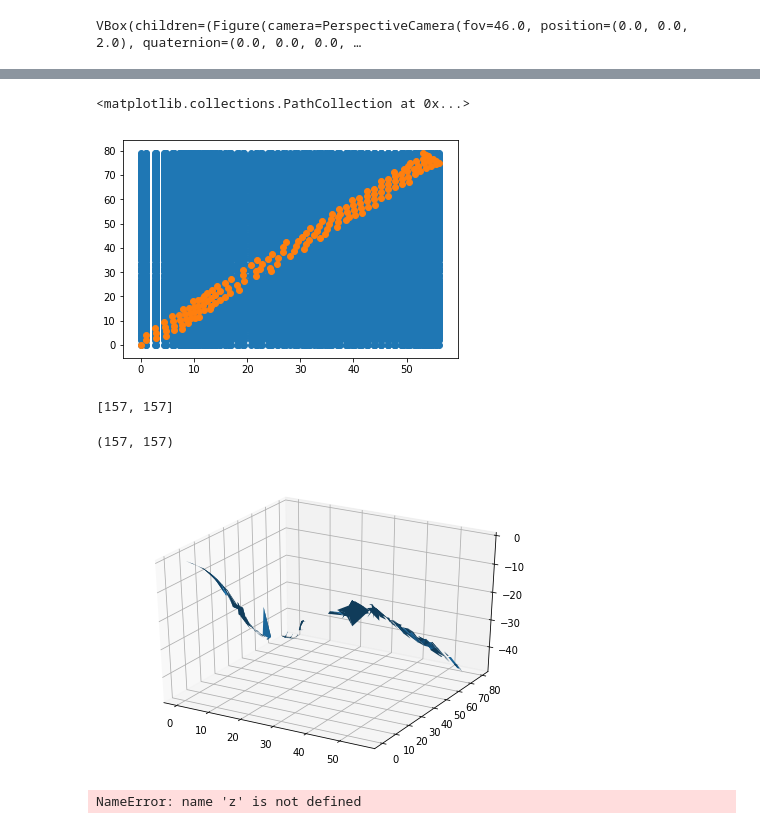
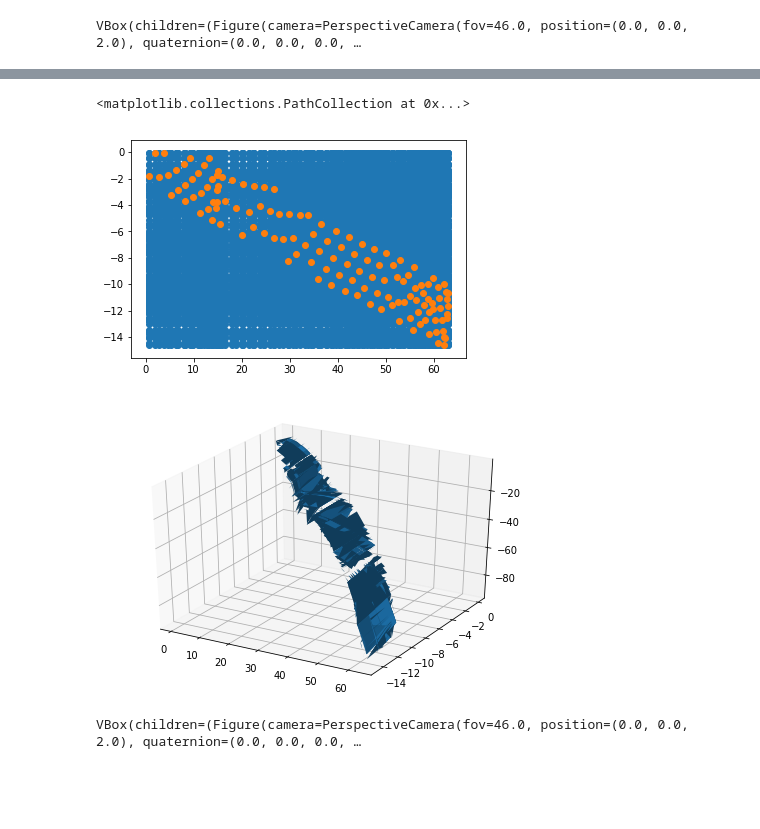
Before and after one commit to pyaf/Dense-3D-Face-Correspondence, a Jupyter notebook: hemanth.ipynb, the cells around one changed output, grey strips where cells are left out. Saved outputs shown, nothing was run; the diff lists cells and outputs as text; code cells hidden in the pictures; blank space fills up the shorter version.

```diff
--- a/hemanth.ipynb
+++ b/hemanth.ipynb
@@ -35,10 +36,10 @@ def read_wrl(file_path):
     points = np.array(holder)
     return points
 # %%
-file_path1 = "F0001-20190405T094125Z-001/F0001/F0001_AN01WH_F3D.wrl"
+file_path1 = "F0001/F0001_AN01WH_F3D.wrl"
 points1 = read_wrl(file_path1)
 
-file_path2 = "F0001-20190405T094125Z-001/F0001/F0001_DI03WH_F3D.wrl"
+file_path2 = "F0001/F0001_DI03WH_F3D.wrl"
 points2 = read_wrl(file_path2)
 # %%
 def normalize_face(points):
@@ -399,12 +445,7 @@ x1, y1, z1 = patch1[:, 0], patch1[:, 1], patch1[:, 2]
 # %%
-plt.scatter(x, y);
+plt.scatter(pgrid_x, pgrid_y);
 plt.scatter(x1, y1)
 # %% [output]
 <matplotlib.collections.PathCollection at 0x...>
-[figure, old version]
+[figure, new version]
-# %%
-
-[len(x), len(y)]
-# %% [output]
-[157, 157]
 # %%
@@ -412,19 +453,13 @@ int_values = scipy.interpolate.griddata((patch1[:, 0], patch1[:, 1]), patch1[:,
-# %%
-int_values.shape
-# %% [output]
-(157, 157)
 # %%
 fig = plt.figure()
 ax = Axes3D(fig)
-ax.plot_surface(x,y,int_values)
+ax.plot_surface(pgrid_x,pgrid_y,pgrid_z)
 plt.show()
 # %% [output]
-[figure, old version]
+[figure, new version]
-# %%
-x.shape, y.shape, z.shape
-# %% [output]
-NameError: name 'z' is not defined
 # %%
 ipv.figure()
-ipv.plot_surface(x, int_values, y)
+ipv.plot_surface(pgrid_x, pgrid_z, pgrid_y)
 ipv.show()
+# %% [output]
+VBox(children=(Figure(camera=PerspectiveCamera(fov=46.0, position=(0.0, 0.0, 2.0), quaternion=(0.0, 0.0, 0.0, …
```
Also changed, not shown: parts of 27 cells of this notebook.
